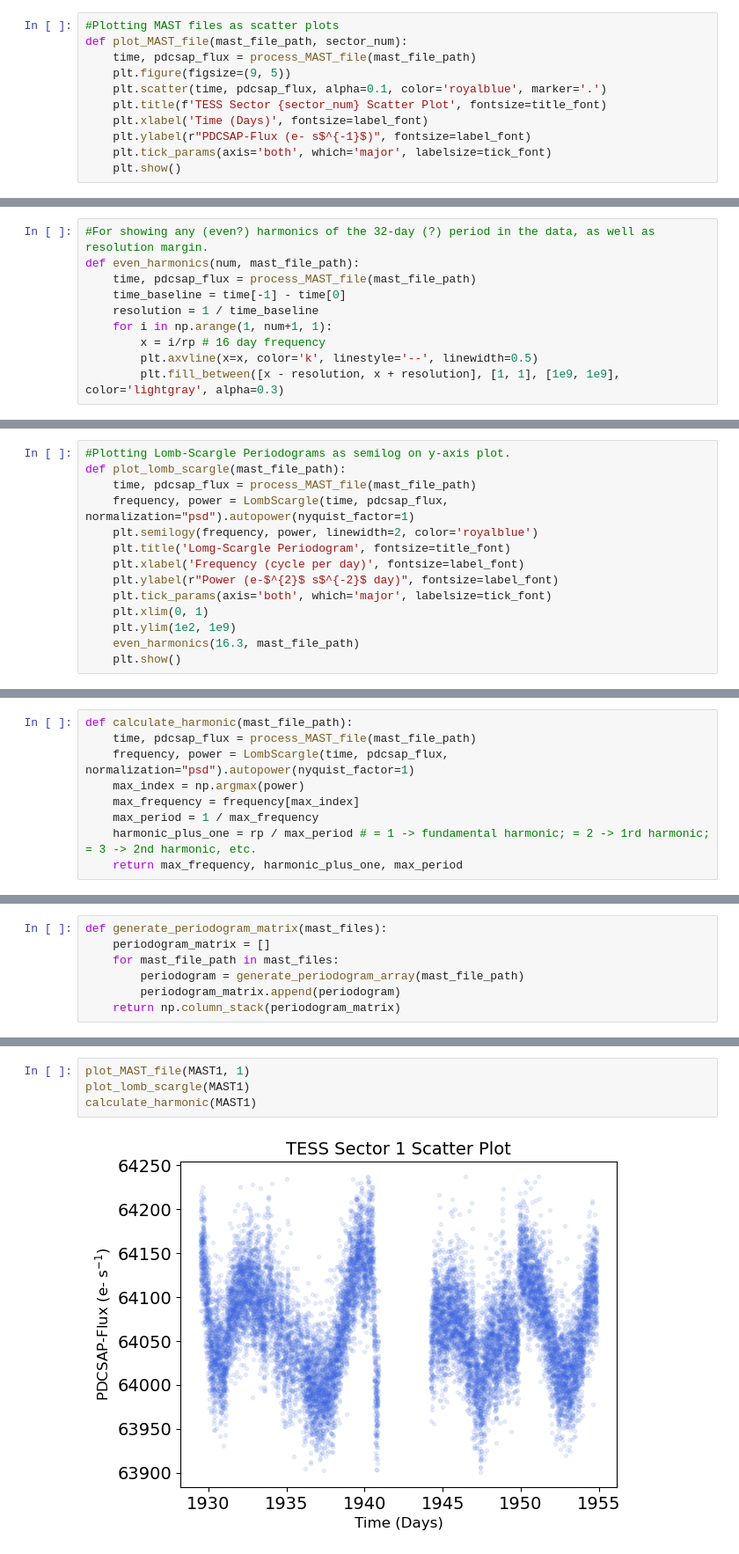
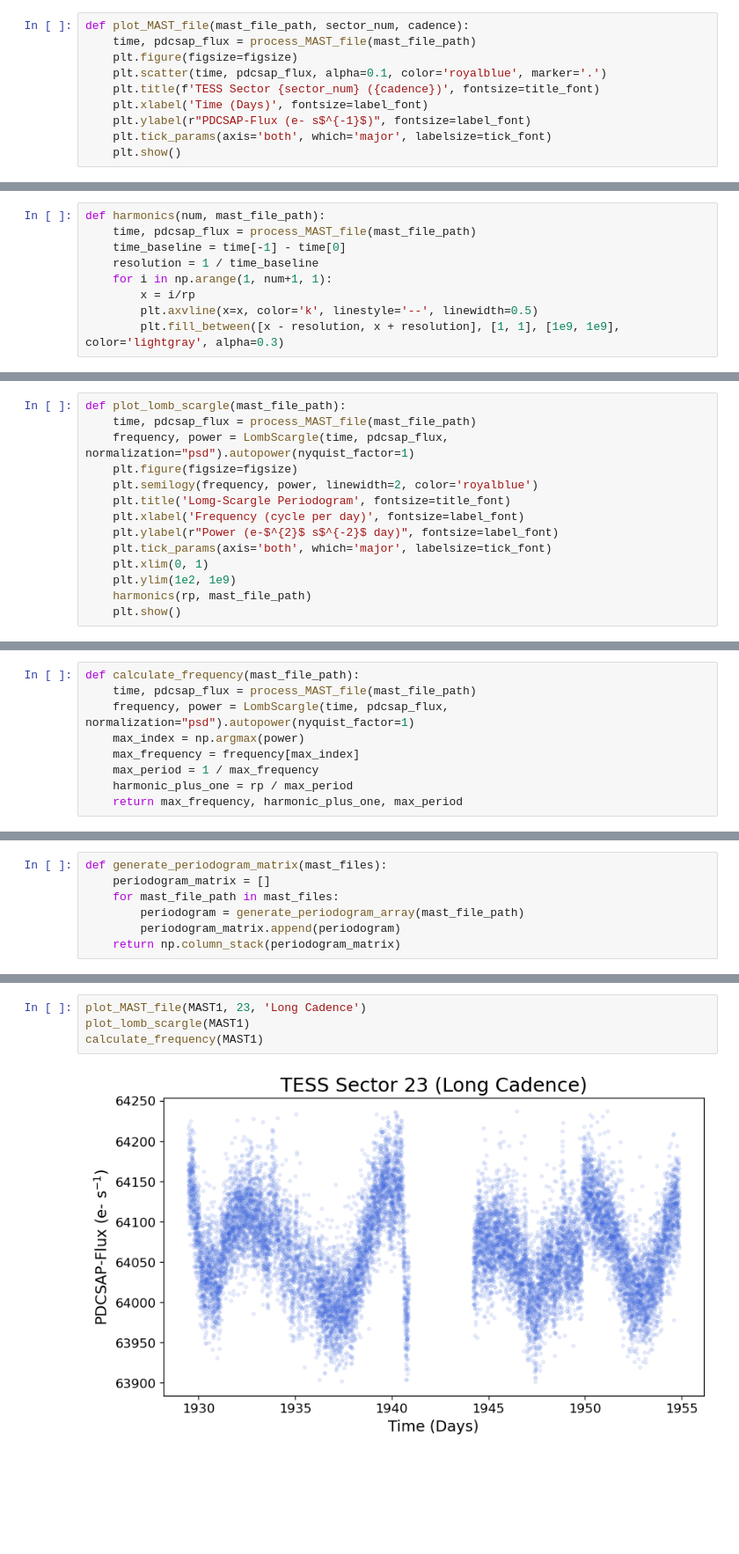
Before and after one commit to afonse15428/GJ-3942, a Jupyter notebook: GJ3942_time_series_analysis_TESS.ipynb, the cells around one changed output, grey strips where cells are left out. Shown at 88% size. Saved outputs shown, nothing was run; the diff lists cells and outputs as text; blank space fills up the shorter version.

```diff
--- a/GJ3942_time_series_analysis_TESS.ipynb
+++ b/GJ3942_time_series_analysis_TESS.ipynb
@@ -79,10 +117,9 @@ Here we create scatter plots from the MAST files. With these scatter plots, we c
 # %%
-#Plotting MAST files as scatter plots
-def plot_MAST_file(mast_file_path, sector_num):
+def plot_MAST_file(mast_file_path, sector_num, cadence):
     time, pdcsap_flux = process_MAST_file(mast_file_path)
-    plt.figure(figsize=(9, 5))
+    plt.figure(figsize=figsize)
     plt.scatter(time, pdcsap_flux, alpha=0.1, color='royalblue', marker='.')
-    plt.title(f'TESS Sector {sector_num} Scatter Plot', fontsize=title_font)
+    plt.title(f'TESS Sector {sector_num} ({cadence})', fontsize=title_font)
     plt.xlabel('Time (Days)', fontsize=label_font)
     plt.ylabel(r"PDCSAP-Flux (e- s$^{-1}$)", fontsize=label_font)
     plt.tick_params(axis='both', which='major', labelsize=tick_font)
@@ -94,11 +131,10 @@ We create even harmonics of the 16-day rotation signal to apply to the Lomb-Scar
 # %%
-#For showing any (even?) harmonics of the 32-day (?) period in the data, as well as resolution margin.
-def even_harmonics(num, mast_file_path):
+def harmonics(num, mast_file_path):
     time, pdcsap_flux = process_MAST_file(mast_file_path)
     time_baseline = time[-1] - time[0]
     resolution = 1 / time_baseline
     for i in np.arange(1, num+1, 1):
-        x = i/rp # 16 day frequency
+        x = i/rp
         plt.axvline(x=x, color='k', linestyle='--', linewidth=0.5)
         plt.fill_between([x - resolution, x + resolution], [1, 1], [1e9, 1e9], color='lightgray', alpha=0.3)
 # %% [markdown]
@@ -123,8 +158,8 @@ These Lomb-Scargle periodograms are used for characterizing periodic signals in
 # %%
-#Plotting Lomb-Scargle Periodograms as semilog on y-axis plot.
 def plot_lomb_scargle(mast_file_path):
     time, pdcsap_flux = process_MAST_file(mast_file_path)
     frequency, power = LombScargle(time, pdcsap_flux, normalization="psd").autopower(nyquist_factor=1)
+    plt.figure(figsize=figsize)
     plt.semilogy(frequency, power, linewidth=2, color='royalblue')
     plt.title('Lomg-Scargle Periodogram', fontsize=title_font)
     plt.xlabel('Frequency (cycle per day)', fontsize=label_font)
@@ -132,6 +167,6 @@ def plot_lomb_scargle(mast_file_path):
     plt.tick_params(axis='both', which='major', labelsize=tick_font)
     plt.xlim(0, 1)
     plt.ylim(1e2, 1e9)
-    even_harmonics(16.3, mast_file_path)
+    harmonics(rp, mast_file_path)
     plt.show()
 # %% [markdown]
@@ -141,11 +176,11 @@ Unlike the even_harmonics function, we use this function to get the maximum freq
 # %%
-def calculate_harmonic(mast_file_path):
+def calculate_frequency(mast_file_path):
     time, pdcsap_flux = process_MAST_file(mast_file_path)
     frequency, power = LombScargle(time, pdcsap_flux, normalization="psd").autopower(nyquist_factor=1)
     max_index = np.argmax(power)
     max_frequency = frequency[max_index]
     max_period = 1 / max_frequency
-    harmonic_plus_one = rp / max_period # = 1 -> fundamental harmonic; = 2 -> 1rd harmonic; = 3 -> 2nd harmonic, etc.
+    harmonic_plus_one = rp / max_period
     return max_frequency, harmonic_plus_one, max_period
 # %% [markdown]
 ### Periodogram Array
@@ -196,6 +230,6 @@ Here we use all of the above functions to create plots to characterize signals w
 # %%
-plot_MAST_file(MAST1, 1)
+plot_MAST_file(MAST1, 23, 'Long Cadence')
 plot_lomb_scargle(MAST1)
-calculate_harmonic(MAST1)
+calculate_frequency(MAST1)
 # %% [output]
-[figure, old version]
+[figure, new version]
```
Also changed, not shown: parts of 77 cells of this notebook, 2 other files.
